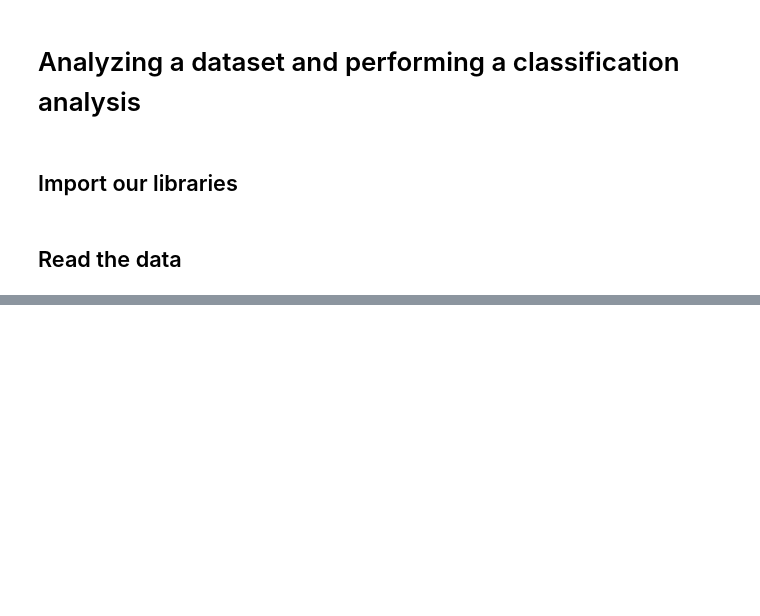
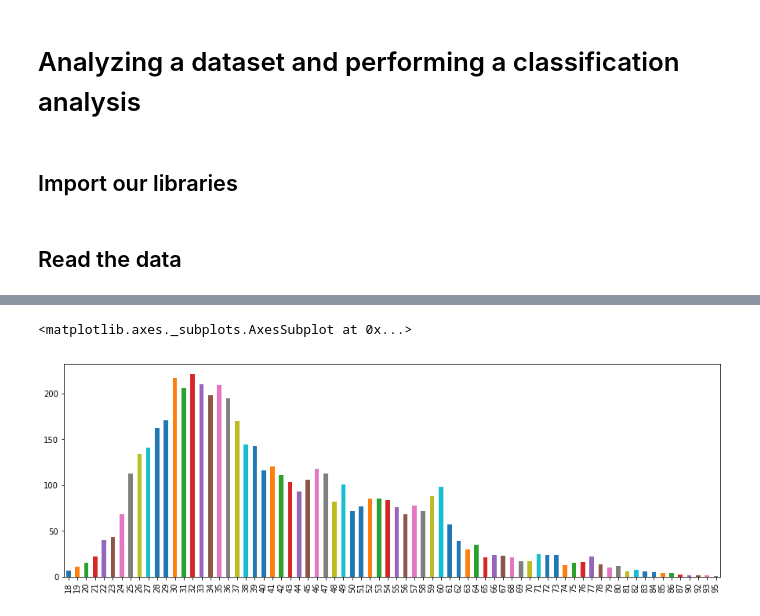
Before and after one commit to Edwardp17/Kaggle, a Jupyter notebook: marketing_bank/marketing_bank.ipynb, the cells around one changed output, grey strips where cells are left out. Cells and saved outputs as stored; diff of their text form; code cells hidden in the pictures; blank space fills up the shorter version.

```diff
--- a/marketing_bank/marketing_bank.ipynb
+++ b/marketing_bank/marketing_bank.ipynb
@@ -59,0 +105,3 @@ Deposit - this is the dependent variable that we are going to want to build a pr
+# %%
+df['deposit'] = df['deposit'].map({'yes' : 1, 'no' : 0})
+df.head()
@@ -59,0 +115,4 @@ Deposit - this is the dependent variable that we are going to want to build a pr
+# %%
+#delete some features
+df.drop(['contact','pdays'], axis = 1, inplace = True)
+df.head()
@@ -59,0 +134,4 @@ Deposit - this is the dependent variable that we are going to want to build a pr
+# %%
+age_success = df['age'][df['deposit'] == 1].value_counts()
+age_success.sort_index(inplace = True)
+age_success.head(n=10)
@@ -59,0 +150,5 @@ Deposit - this is the dependent variable that we are going to want to build a pr
+# %%
+age_success.plot(kind='bar', figsize = (15, 5))
+# %% [output]
+<matplotlib.axes._subplots.AxesSubplot at 0x...>
+[figure, added]
```
Also changed, not shown: parts of 15 cells of this notebook.
